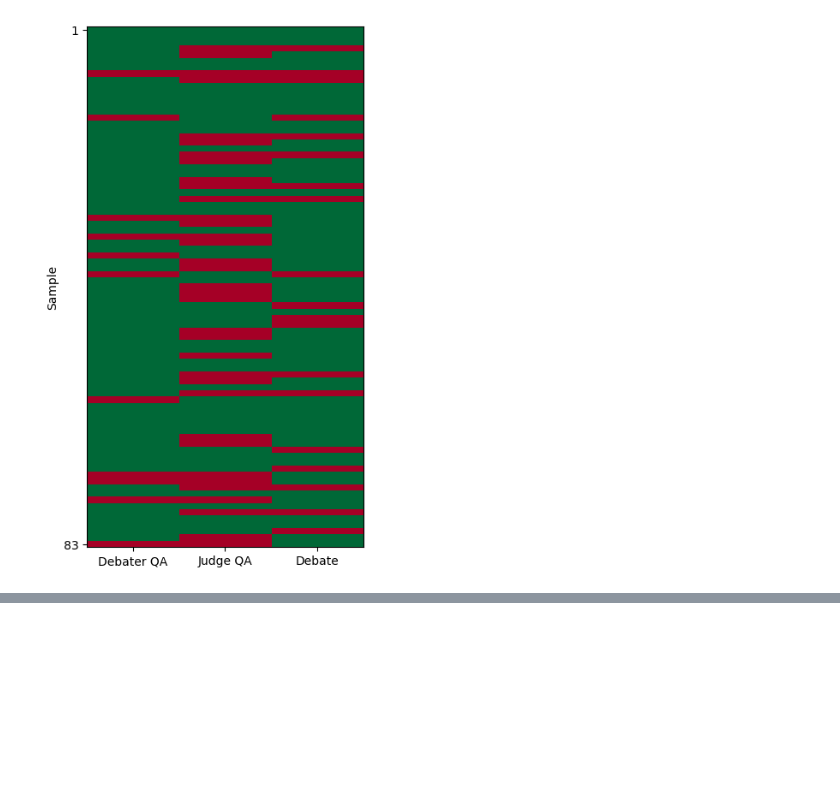
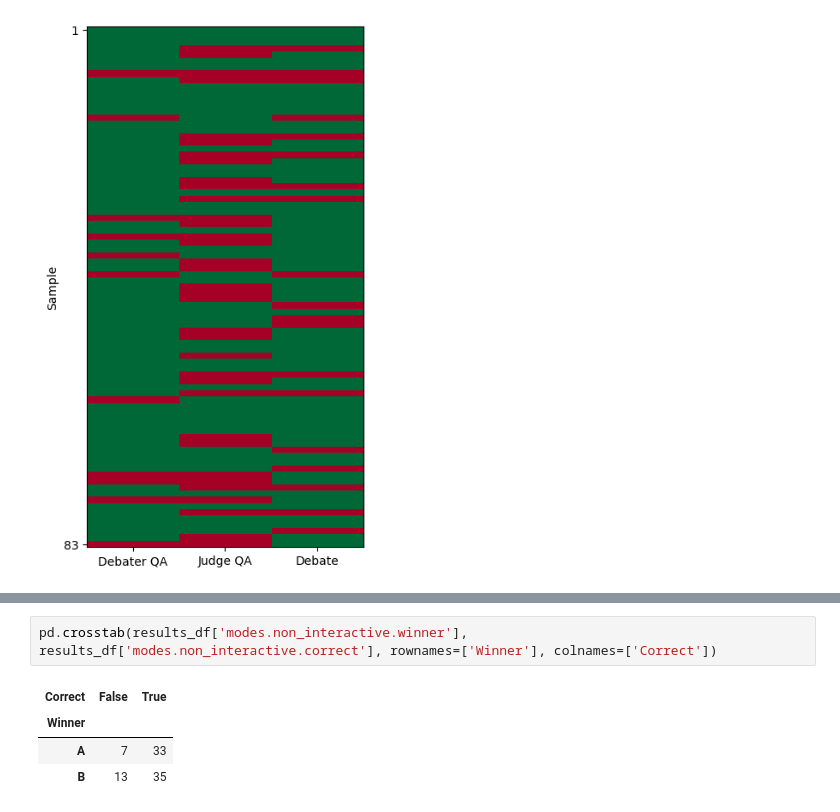
Before and after one commit to joshlevy89/llm_judge_debate, a Jupyter notebook: analyze_debate_results.ipynb, the cells around one changed output, grey strips where cells are left out. Drawn from its saved outputs; the diff is of its cells as text; blank space fills up the shorter version.

```diff
--- a/analyze_debate_results.ipynb
+++ b/analyze_debate_results.ipynb
@@ -97,0 +106,7 @@ plt.show()
+# %%
+pd.crosstab(results_df['modes.non_interactive.winner'], results_df['modes.non_interactive.correct'], rownames=['Winner'], colnames=['Correct'])
+# %% [output]
+| Correct | False | True |
+| Winner |  |  |
+| A | 7 | 33 |
+| B | 13 | 35 |
```
Also changed, not shown: parts of 2 cells of this notebook, 1 other file.
